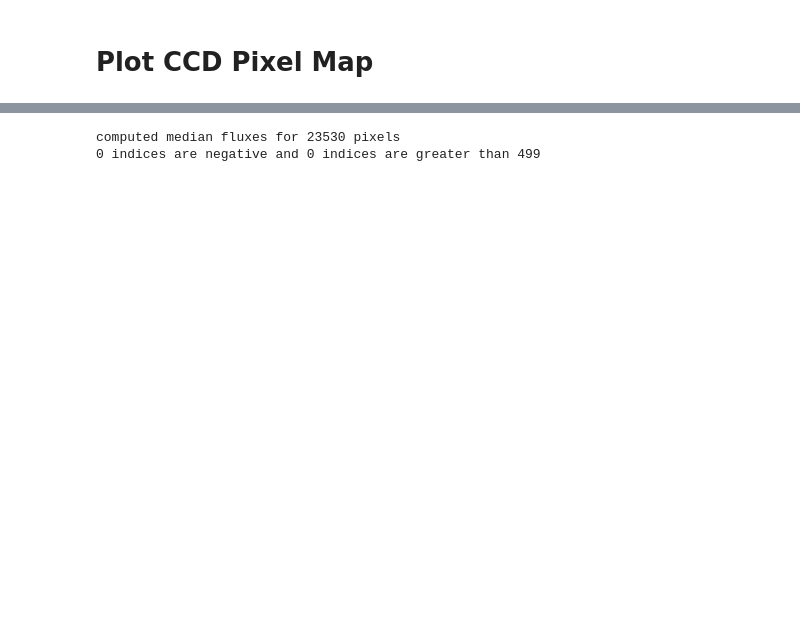
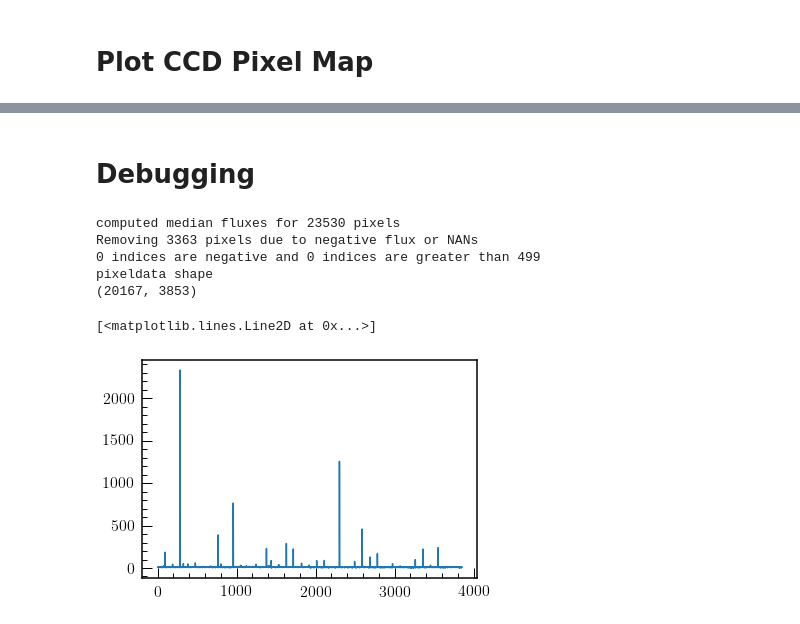
Before and after one commit to Rodot-/CARMA, a Jupyter notebook: MakeCCDmaps_utils-StaticPixels.ipynb, the cells around one changed output, grey strips where cells are left out. Saved outputs shown, nothing was run; the diff lists cells and outputs as text; code cells hidden in the pictures; blank space fills up the shorter version.

```diff
--- a/MakeCCDmaps_utils-StaticPixels.ipynb
+++ b/MakeCCDmaps_utils-StaticPixels.ipynb
@@ -192,7 +209,8 @@ savefig('plots/c{:02d}/Module{}Channel{}PixelMapDiff.png'.format(ccd.campaign, c
+# %% [markdown]
+# Debugging
 # %%
-
     pixel_median_flux = []
-
+    allpixel = []
     for i in range(len(gen.containers.containers[:])):
         pix_t_index = np.shape(gen.containers.containers[i].pixels)[0]
         pix_row = np.shape(gen.containers.containers[i].pixels)[1]
@@ -201,18 +219,37 @@ savefig('plots/c{:02d}/Module{}Channel{}PixelMapDiff.png'.format(ccd.campaign, c
         for r in range (pix_row):
             for c in range (pix_column):
                 fluxes = gen.containers.containers[i].pixels[:,r,c]
+                #stack all pixels all at epoch = l index
+                allpixel.append(fluxes)
+
+
                 #mask = (fluxes > lower) & (fluxes < higher)
                 pixel_median_flux.append([r,c,np.nanmedian(fluxes)])
+
     print("computed median fluxes for %d pixels" %len(pixel_median_flux))
     #remove neg flux pixels and nans
     keep = np.where((np.array(pixel_median_flux)[:,2])>0)[0]
+    print('Removing %d pixels due to negative flux or NANs' %(len(pixel_median_flux)-len(keep)))
     #assign pixel a percentile based on median
     percentile_bin_edges = np.nanpercentile(np.array(pixel_median_flux)[keep,2], percentiles, axis=0).T
     percentile_bin_edges[-1]  += 1e-10
     indices = np.digitize(np.array(pixel_median_flux)[keep,2], percentile_bin_edges)-1
     print('%d indices are negative and %d indices are greater than 499 '%(len(indices[indices < 0 ]), len(indices[indices > 499 ])))
+    # y is a pixel stack for the current epoch, y is updated for each iteration over the outer loop-l
+    pixel_data = np.array(allpixel)[keep]
+    print("pixeldata shape ")
+    print(np.shape(pixel_data))
 # %% [output]
 computed median fluxes for 23530 pixels
+Removing 3363 pixels due to negative flux or NANs
 0 indices are negative and 0 indices are greater than 499
+pixeldata shape
+(20167, 3853)
 # %%
 keep = np.where((np.array(pixel_median_flux)[:,2])>0)[0]
+# %%
+import matplotlib.pyplot as plt
+plt.plot(xrange(3853),pixel_data[100,:])
+# %% [output]
+[<matplotlib.lines.Line2D at 0x...>]
+[figure, added]
```
Also changed, not shown: parts of 3 cells of this notebook.
